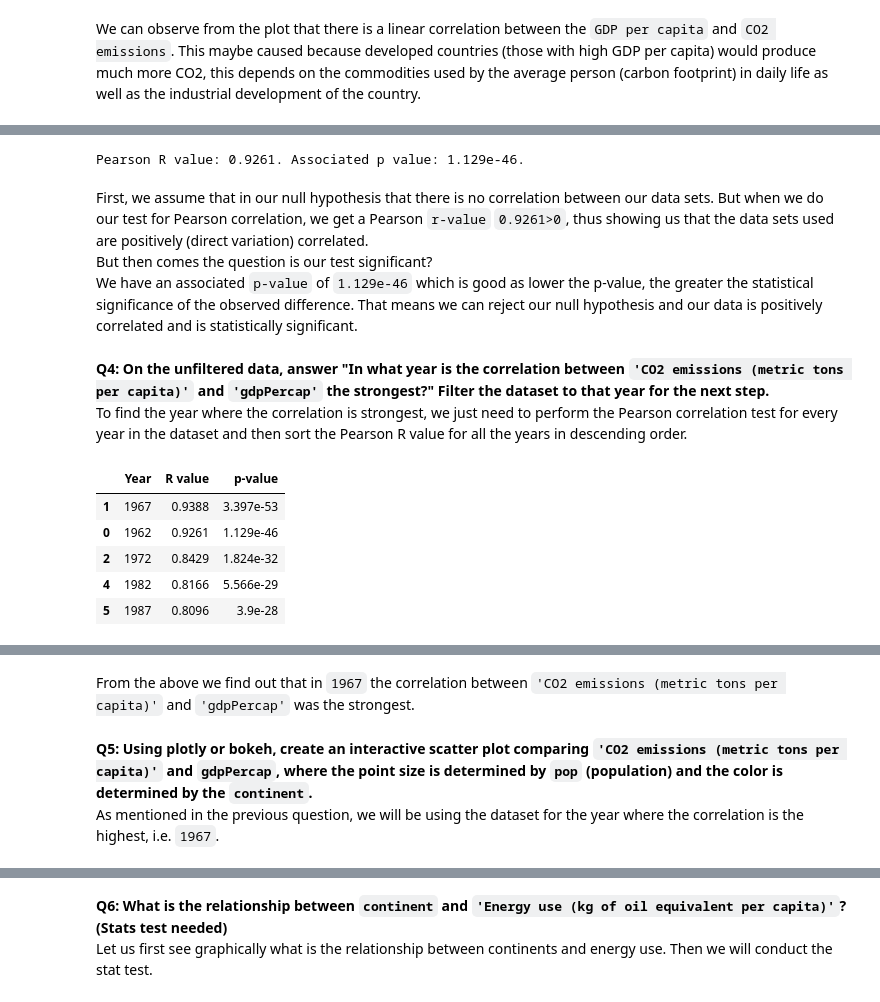
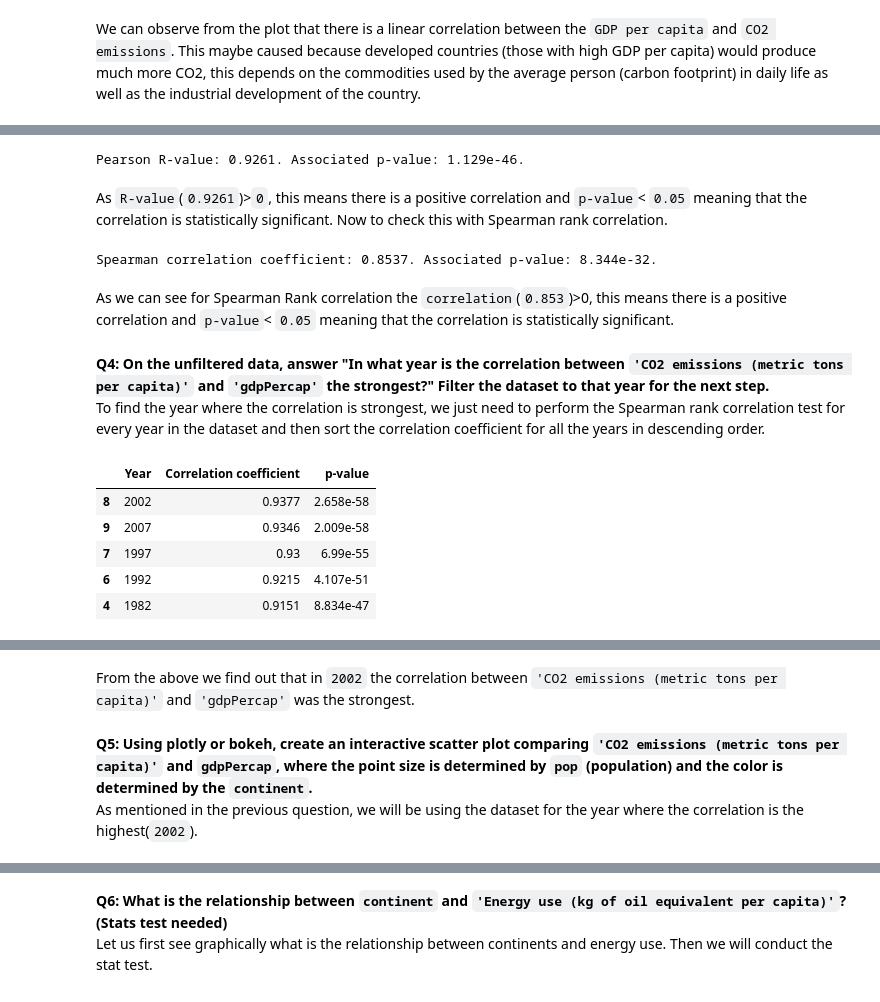
Before and after one commit to AnmolS17/training-requirements, a Jupyter notebook: Python for Data Science/PythonDSci.ipynb, the cells around one changed output, grey strips where cells are left out. Drawn from its saved outputs; the diff is of its cells as text; code cells hidden in the pictures.

Commit message:
pearson assumptions and multiple test correction

```diff
--- a/Python for Data Science/PythonDSci.ipynb
+++ b/Python for Data Science/PythonDSci.ipynb
@@ -69,37 +97,46 @@ year_1962 = year_1962.dropna(subset=(['CO2 emissions (metric tons per capita)',
                                       "gdpPercap"]))
 r_value, p_value = stats.pearsonr(year_1962['CO2 emissions (metric tons per capita)'],
                                  year_1962['gdpPercap'])
-print(f"Pearson R value: {r_value:.4g}. Associated p value: {p_value:.4g}.")
+print(f"Pearson R-value: {r_value:.4g}. Associated p-value: {p_value:.4g}.")
 # %% [output]
-Pearson R value: 0.9261. Associated p value: 1.129e-46.
+Pearson R-value: 0.9261. Associated p-value: 1.129e-46.
 # %% [markdown]
-First, we assume that in our null hypothesis that there is no correlation between our data sets. But when we do our test for Pearson correlation, we get a Pearson `r-value` `0.9261>0`, thus showing us that the data sets used are positively (direct variation) correlated.
-But then comes the question is our test significant?
-We have an associated `p-value` of `1.129e-46` which is good as lower the p-value, the greater the statistical significance of the observed difference. That means we can reject our null hypothesis and our data is positively correlated and is statistically significant.
+As `R-value`(`0.9261`)>`0`, this means there is a positive correlation and `p-value`< `0.05` meaning that the correlation is statistically significant. Now to check this with Spearman rank correlation.
+# %%
+c_value, p_value=stats.spearmanr(a=year_1962['CO2 emissions (metric tons per capita)'],
+                b=year_1962['gdpPercap'], nan_policy='propagate',
+                alternative='two-sided')
+print(f"Spearman correlation coefficient: {c_value:.4g}. Associated p-value: {p_value:.4g}.")
+# %% [output]
+Spearman correlation coefficient: 0.8537. Associated p-value: 8.344e-32.
+# %% [markdown]
+As we can see for Spearman Rank correlation the `correlation`(`0.853`)>0, this means there is a positive correlation and `p-value`< `0.05` meaning that the correlation is statistically significant.
 # %% [markdown]
 **Q4: On the unfiltered data, answer "In what year is the correlation between `'CO2 emissions (metric tons per capita)'` and `'gdpPercap'` the strongest?" Filter the dataset to that year for the next step.**
-To find the year where the correlation is strongest, we just need to perform the Pearson correlation test for every year in the dataset and then sort the Pearson R value for all the years in descending order.
+To find the year where the correlation is strongest, we just need to perform the Spearman rank correlation test for every year in the dataset and then sort the correlation coefficient for all the years in descending order.
 # %%
 years = list(gapminder_df["Year"].unique())
-pearson_corr = pd.DataFrame(columns=['Year', 'R value', 'p-value'])
+spearman_corr = pd.DataFrame(columns=['Year', 'Correlation coefficient', 'p-value'])
 
-def pearson_corr_year(year):
+def spearman(year):
     year_x = gapminder_df[gapminder_df["Year"]==year]
-    year_x = year_x.dropna(subset=(['CO2 emissions (metric tons per capita)', "gdpPercap"]))
-    r_val, p_val = stats.pearsonr(year_x['CO2 emissions (metric tons per capita)'],
+    year_x = year_x.dropna(subset=(['CO2 emissions (metric tons per capita)',
+                                    "gdpPercap"]))
+    r_val, p_val = stats.spearmanr(year_x['CO2 emissions (metric tons per capita)'],
                                  year_x['gdpPercap'])
-    return ({'Year':year, 'R value':f'{r_val:.4g}', 'p-value':f'{p_val:.4g}'})
+    return ({'Year':year, 'Correlation coefficient':f'{r_val:.4g}',
+             'p-value':f'{p_val:.4g}'})
 
-pearson_corr = pearson_corr.append(list(map(pearson_corr_year, years)))
-pearson_corr.sort_values(by='R value', ascending=False, inplace=True)
-display(pearson_corr.head())   # The year with max correlation was 1967
-year_highest_corr = gapminder_df.loc[gapminder_df["Year"]==pearson_corr.iloc[0,0]]
+spearman_corr = spearman_corr.append(list(map(spearman, years)))
+spearman_corr.sort_values(by='Correlation coefficient', ascending=False, inplace=True)
+display(spearman_corr.head())
+year_highest_corr = gapminder_df.loc[gapminder_df["Year"]==spearman_corr.iloc[0,0]]
 display(year_highest_corr.head())
 # %% [output]
-|  | Year | R value | p-value |
-| 1 | 1967 | 0.9388 | 3.397e-53 |
-| 0 | 1962 | 0.9261 | 1.129e-46 |
-| 2 | 1972 | 0.8429 | 1.824e-32 |
-| 4 | 1982 | 0.8166 | 5.566e-29 |
-| 5 | 1987 | 0.8096 | 3.9e-28 |
+|  | Year | Correlation coefficient | p-value |
+| 8 | 2002 | 0.9377 | 2.658e-58 |
+| 9 | 2007 | 0.9346 | 2.009e-58 |
+| 7 | 1997 | 0.93 | 6.99e-55 |
+| 6 | 1992 | 0.9215 | 4.107e-51 |
+| 4 | 1982 | 0.9151 | 8.834e-47 |
 |  | Country Name | Year | Agriculture, value added (% of GDP) | CO2 emissions (metric tons per ca... | Domestic credit provided by finan... | ... |
@@ -111,8 +148,8 @@ display(year_highest_corr.head())
 # %% [markdown]
-From the above we find out that in `1967` the correlation between `'CO2 emissions (metric tons per capita)'` and `'gdpPercap'` was the strongest.
+From the above we find out that in `2002` the correlation between `'CO2 emissions (metric tons per capita)'` and `'gdpPercap'` was the strongest.
 # %% [markdown]
 **Q5: Using plotly or bokeh, create an interactive scatter plot comparing `'CO2 emissions (metric tons per capita)'` and `gdpPercap`, where the point size is determined by `pop` (population) and the color is determined by the `continent`.**
-As mentioned in the previous question, we will be using the dataset for the year where the correlation is the highest, i.e. `1967`.
+As mentioned in the previous question, we will be using the dataset for the year where the correlation is the highest(`2002`).
 # %%
 year_highest_corr = year_highest_corr.dropna(subset=(['CO2 emissions (metric tons per capita)',
                           "gdpPercap",'pop','Country Name','continent']))
```
Also changed, not shown: parts of 12 cells of this notebook, 1 other file.
